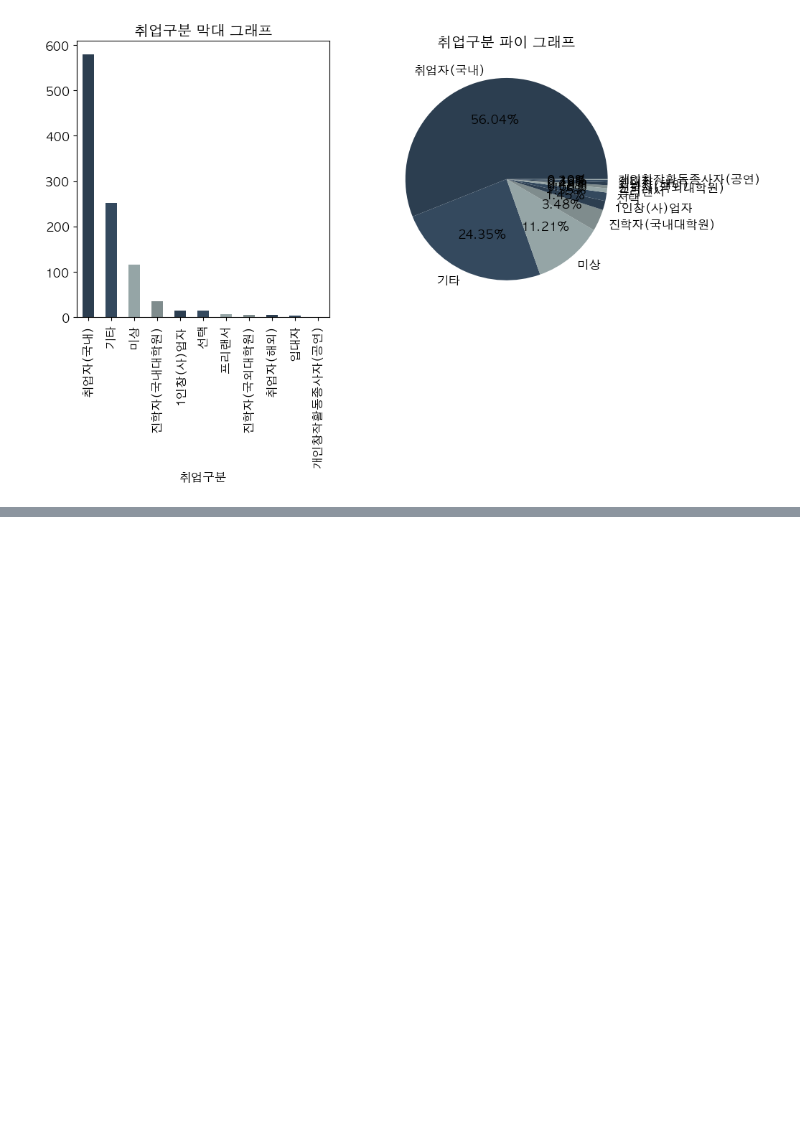
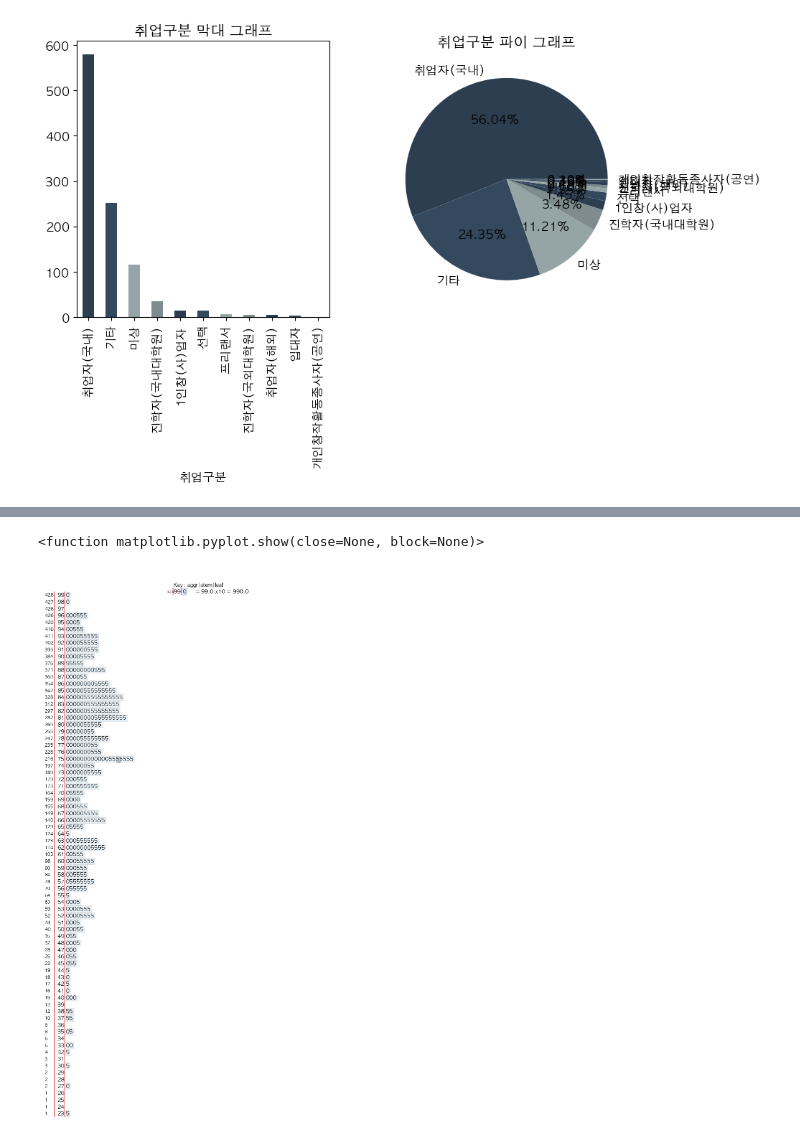
Before and after one commit to rion-5/myda, a Jupyter notebook: notebooks/employ_eda.ipynb, the cells around one changed output, grey strips where cells are left out. Cells and saved outputs as stored; diff of their text form; code cells hidden in the pictures; blank space fills up the shorter version.

```diff
--- a/notebooks/employ_eda.ipynb
+++ b/notebooks/employ_eda.ipynb
@@ -135,0 +197,6 @@ plt.show()
+# %%
+#상관계수: 피어슨의 적률상관계수
+from scipy.stats import pearsonr
+employ_data = employ_data.dropna(subset=['토익점수', '평점평균'])
+corr, p_value = pearsonr(employ_data['토익점수'], employ_data['평점평균'])
+print(f"상관계수: {corr:.4f}, p-value: {p_value:.4f}")
@@ -136,2 +213,2 @@ plt.show()
 # %%
-employ_data['평점평균']
+employ_data = employ_data.dropna(subset=['토익점수', '평점평균'])
@@ -150,0 +259,7 @@ Name: 평점평균, Length: 1035, dtype: float64
+# %%
+import stemgraphic
+stemgraphic.stem_graphic(employ_data['토익점수'], scale = 10)
+plt.show
+# %% [output]
+<function matplotlib.pyplot.show(close=None, block=None)>
+[figure, added]
```
Also changed, not shown: parts of 12 cells of this notebook, 6 other files.
